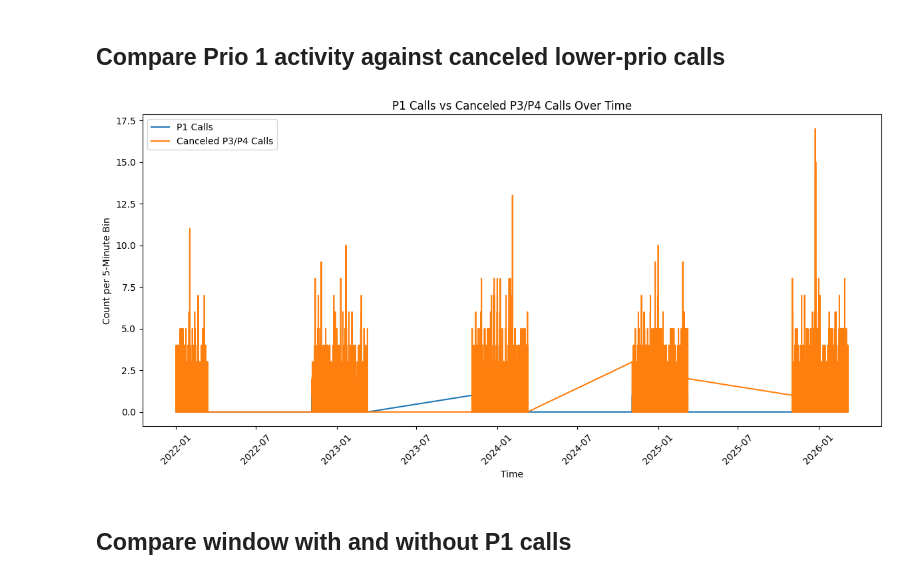
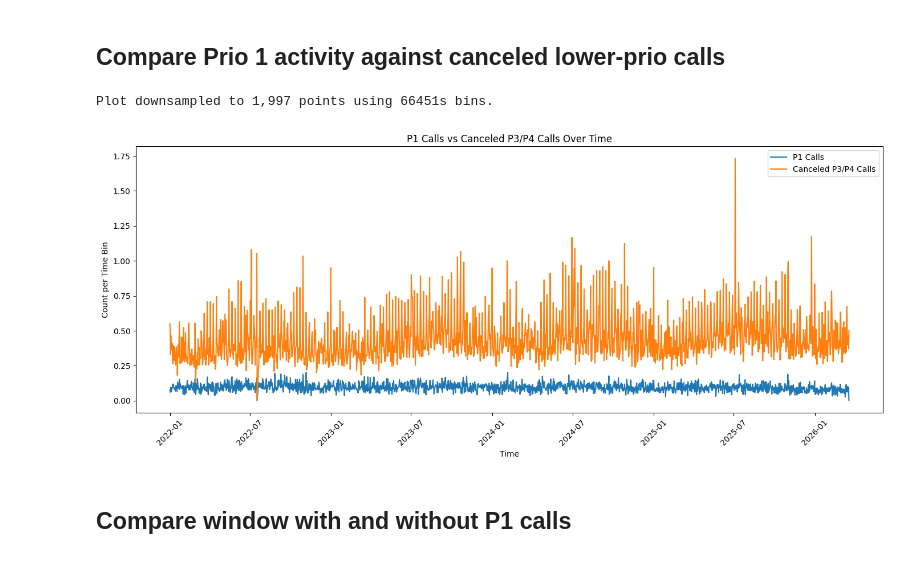
Before and after one commit to Edward-Vong/Quantifying-Breakpoint-of-SJPD-Response, a Jupyter notebook: police_call_EDA.ipynb, the cells around one changed output. Drawn from its saved outputs; the diff is of its cells as text; code cells hidden in the pictures.

Commit message:
refactored and fixed the diagrams within the project. Preparing to add more to EDA

```diff
--- a/police_call_EDA.ipynb
+++ b/police_call_EDA.ipynb
@@ -4,8 +4,13 @@
 import pandas as pd
 import numpy as np
 import matplotlib.pyplot as plt
+from pathlib import Path
 
 plt.rcParams["figure.figsize"] = (12, 6)
+
+data_dir = Path("policeCalls")
+adjusted_dir = Path("policacalls_adjusted")
+adjusted_dir.mkdir(parents=True, exist_ok=True)
 
 csv_files = [
     "policecalls2022.csv",
@@ -15,9 +20,17 @@ csv_files = [
     "policecalls2026.csv",
 ]
 
+missing_files = [f for f in csv_files if not (data_dir / f).exists()]
+if missing_files:
+    raise FileNotFoundError(
+        f"Missing files in {data_dir.resolve()}: {missing_files}"
+    )
+
 df_list = []
 for file in csv_files:
-    temp = pd.read_csv(file)
+    full_path = data_dir / file
+    # Keep CDTS as string to avoid numeric/scientific coercion during load.
+    temp = pd.read_csv(full_path, dtype={"CDTS": "string"}, low_memory=False)
     temp["source_file"] = file
     df_list.append(temp)
 
@@ -35,6 +48,7 @@ display(df["source_file"].value_counts())
 
 print("\nMissing values:")
 display(df.isna().sum().sort_values(ascending=False))
+print(f"\nAdjusted output folder: {adjusted_dir.resolve()}")
 # %% [output]
 Combined shape: (1170764, 16)
 |  | CDTS | EID | START_DATE | CALL_NUMBER | PRIORITY | REPORT_DATE | OFFENSE_DATE | OFFENSE_TIME | ... |
@@ -244,7 +323,8 @@ Name: count, dtype: int64
 # %%
 df["year"] = df["CDTS"].dt.year
 df["month"] = df["CDTS"].dt.month
-df["day"] = df["CDTS"].dt.date
+# Keep as datetime (not Python date objects) for faster grouping/resampling.
+df["day"] = df["CDTS"].dt.floor("D")
 df["hour"] = df["CDTS"].dt.hour
 df["day_of_week"] = df["CDTS"].dt.day_name()
 df["is_weekend"] = df["CDTS"].dt.dayofweek >= 5
@@ -444,18 +621,41 @@ display(agg.describe(include="all"))
 # %% [markdown]
 ## Compare Prio 1 activity against canceled lower-prio calls
 # %%
-plt.figure()
-plt.plot(agg["time_bin"], agg["p1_calls"], label="P1 Calls")
-plt.plot(agg["time_bin"], agg["canceled_p3_p4"], label="Canceled P3/P4 Calls")
+plot_agg = agg.sort_values("time_bin").copy()
+max_plot_points = 2000
+
+if len(plot_agg) > max_plot_points:
+    total_span_seconds = max(
+        (plot_agg["time_bin"].max() - plot_agg["time_bin"].min()).total_seconds(),
+        1
+    )
+    resample_seconds = max(int(total_span_seconds / max_plot_points), 1)
+    resample_rule = f"{resample_seconds}s"
+
+    plot_agg = (
+        plot_agg.set_index("time_bin")[["p1_calls", "canceled_p3_p4"]]
+               .resample(resample_rule)
+               .mean()
+               .dropna(how="all")
+               .reset_index()
+    )
+    print(f"Plot downsampled to {len(plot_agg):,} points using {resample_rule} bins.")
+else:
+    print(f"Plot uses full resolution ({len(plot_agg):,} points).")
+
+plt.figure(figsize=(14, 6))
+plt.plot(plot_agg["time_bin"], plot_agg["p1_calls"], label="P1 Calls")
+plt.plot(plot_agg["time_bin"], plot_agg["canceled_p3_p4"], label="Canceled P3/P4 Calls")
 plt.title("P1 Calls vs Canceled P3/P4 Calls Over Time")
 plt.xlabel("Time")
-plt.ylabel("Count per 5-Minute Bin")
+plt.ylabel("Count per Time Bin")
 plt.legend()
 plt.xticks(rotation=45)
 plt.tight_layout()
 plt.show()
 # %% [output]
+Plot downsampled to 1,997 points using 66451s bins.
-[figure, old version]
+[figure, new version]
 # %% [markdown]
 ## Compare window with and without P1 calls
 # %%
```
Also changed, not shown: parts of 14 cells of this notebook, 6 other files.
